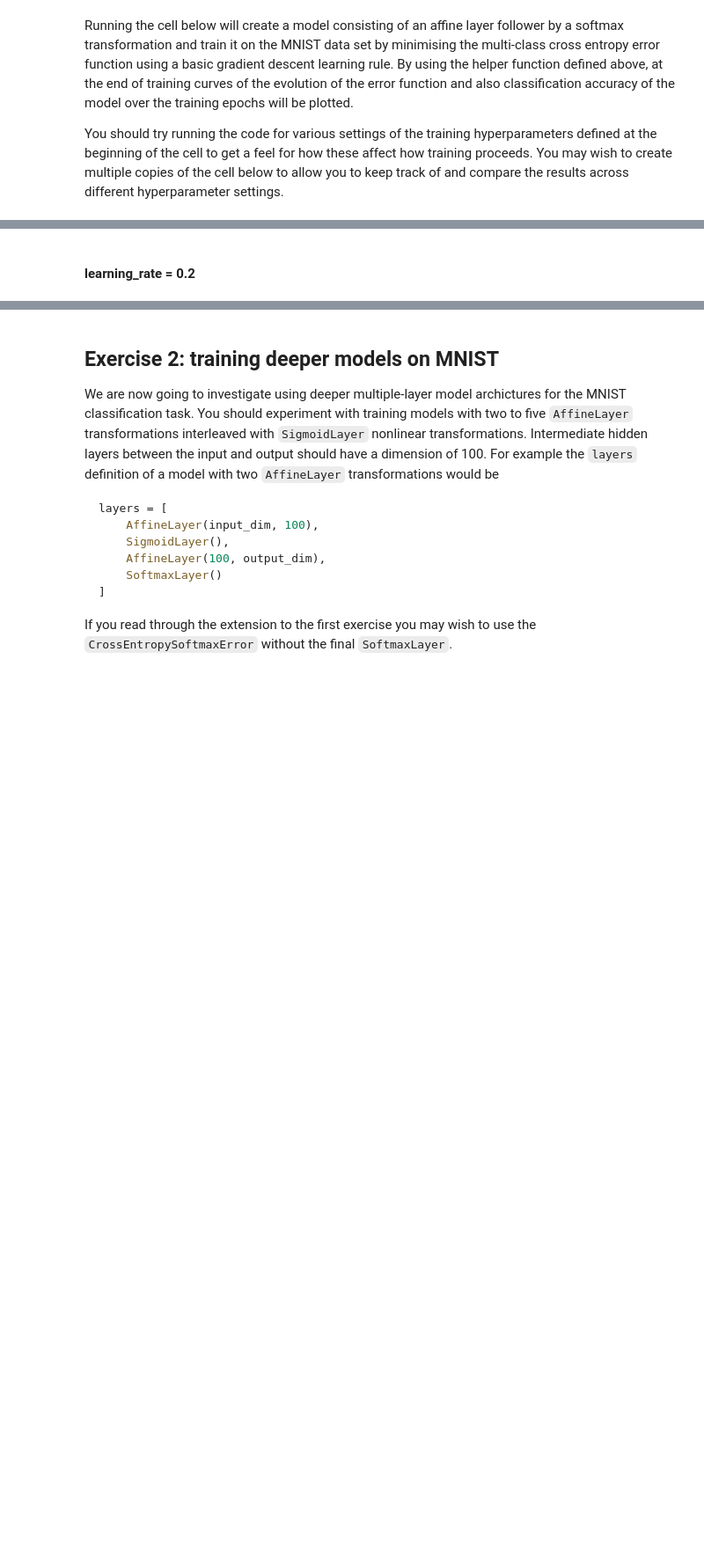
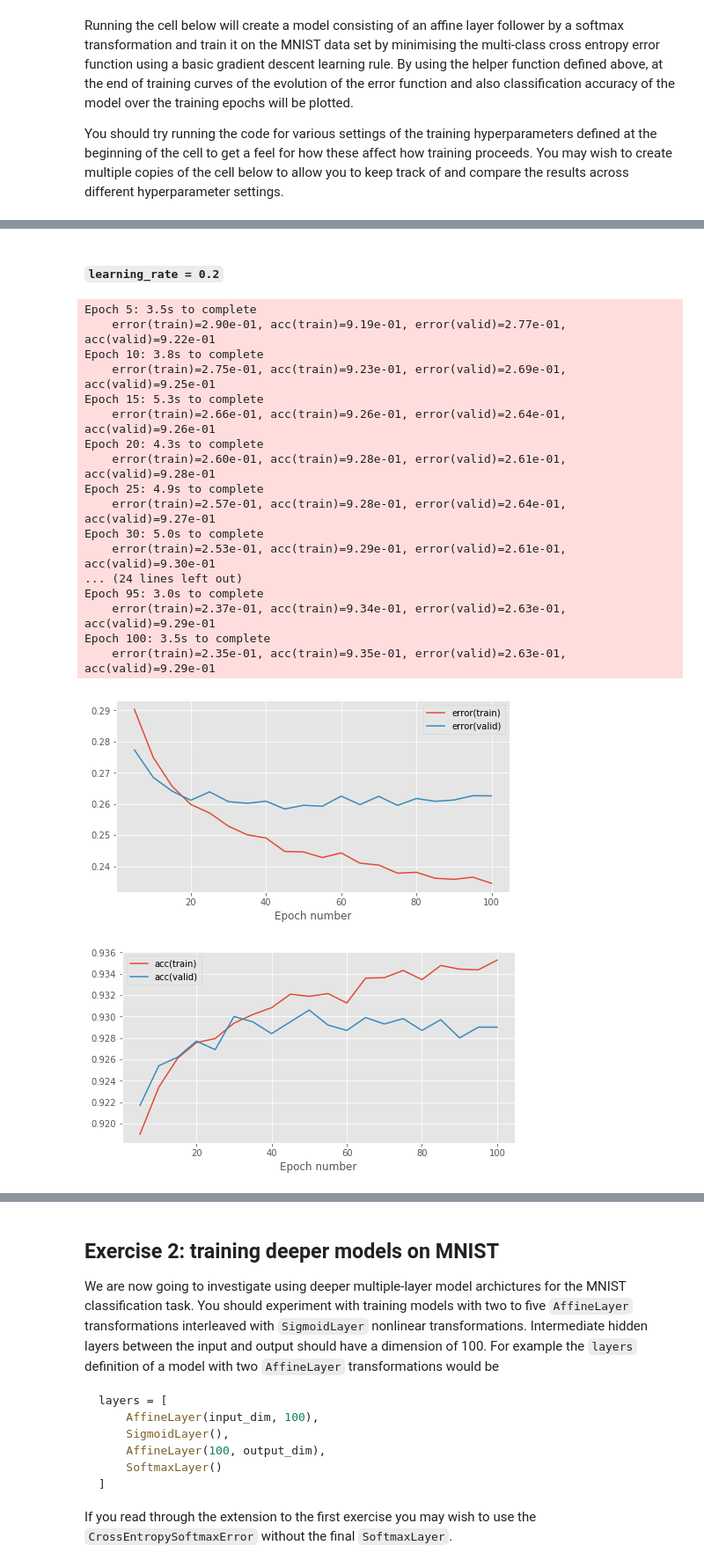
Before and after one commit to shengsli/mlpractical, a Jupyter notebook: notebooks/03_Multiple_layer_models.ipynb, the cells around one changed output, grey strips where cells are left out. Shown at 88% size. Saved outputs shown, nothing was run; the diff lists cells and outputs as text; code cells hidden in the pictures; blank space fills up the shorter version.

```diff
--- a/notebooks/03_Multiple_layer_models.ipynb
+++ b/notebooks/03_Multiple_layer_models.ipynb
@@ -521,40 +547,60 @@ Epoch 100: 1.0s to complete
 [figure]
 [figure]
 # %% [markdown]
-#### learning_rate = 0.2
+#### `learning_rate = 0.2`
 # %%
 # Set training run hyperparameters
 batch_size = 100  # number of data points in a batch
 init_scale = 0.1  # scale for random parameter initialisation
-learning_rate = 0.05  # learning rate for gradient descent
+learning_rate = 0.2  # learning rate for gradient descent
 num_epochs = 100  # number of training epochs to perform
 stats_interval = 5  # epoch interval between recording and printing stats
 
 # Reset random number generator and data provider states on each run
 # to ensure reproducibility of results
 rng.seed(seed)
 train_data.reset()
 valid_data.reset()
 
 # Alter data-provider batch size
 train_data.batch_size = batch_size
 valid_data.batch_size = batch_size
 
 # Create a parameter initialiser which will sample random uniform values
 # from [-init_scale, init_scale]
 param_init = UniformInit(-init_scale, init_scale, rng=rng)
 
 # Create affine + softmax model
 model = MultipleLayerModel([
     AffineLayer(input_dim, output_dim, param_init, param_init),
     SoftmaxLayer()
 ])
 
 # Initialise a cross entropy error object
 error = CrossEntropyError()
 
 # Use a basic gradient descent learning rule
 learning_rule = GradientDescentLearningRule(learning_rate=learning_rate)
 
 _ = train_model_and_plot_stats(
     model, error, learning_rule, train_data, valid_data, num_epochs, stats_interval)
+# %% [output]
+Epoch 5: 3.5s to complete
+    error(train)=2.90e-01, acc(train)=9.19e-01, error(valid)=2.77e-01, acc(valid)=9.22e-01
+Epoch 10: 3.8s to complete
+    error(train)=2.75e-01, acc(train)=9.23e-01, error(valid)=2.69e-01, acc(valid)=9.25e-01
+Epoch 15: 5.3s to complete
+    error(train)=2.66e-01, acc(train)=9.26e-01, error(valid)=2.64e-01, acc(valid)=9.26e-01
+Epoch 20: 4.3s to complete
+    error(train)=2.60e-01, acc(train)=9.28e-01, error(valid)=2.61e-01, acc(valid)=9.28e-01
+Epoch 25: 4.9s to complete
+    error(train)=2.57e-01, acc(train)=9.28e-01, error(valid)=2.64e-01, acc(valid)=9.27e-01
+Epoch 30: 5.0s to complete
+    error(train)=2.53e-01, acc(train)=9.29e-01, error(valid)=2.61e-01, acc(valid)=9.30e-01
+... (24 lines left out)
+Epoch 95: 3.0s to complete
+    error(train)=2.37e-01, acc(train)=9.34e-01, error(valid)=2.63e-01, acc(valid)=9.29e-01
+Epoch 100: 3.5s to complete
+    error(train)=2.35e-01, acc(train)=9.35e-01, error(valid)=2.63e-01, acc(valid)=9.29e-01
+[figure, added]
+[figure, added]
```
Also changed, not shown: parts of 38 cells of this notebook.
